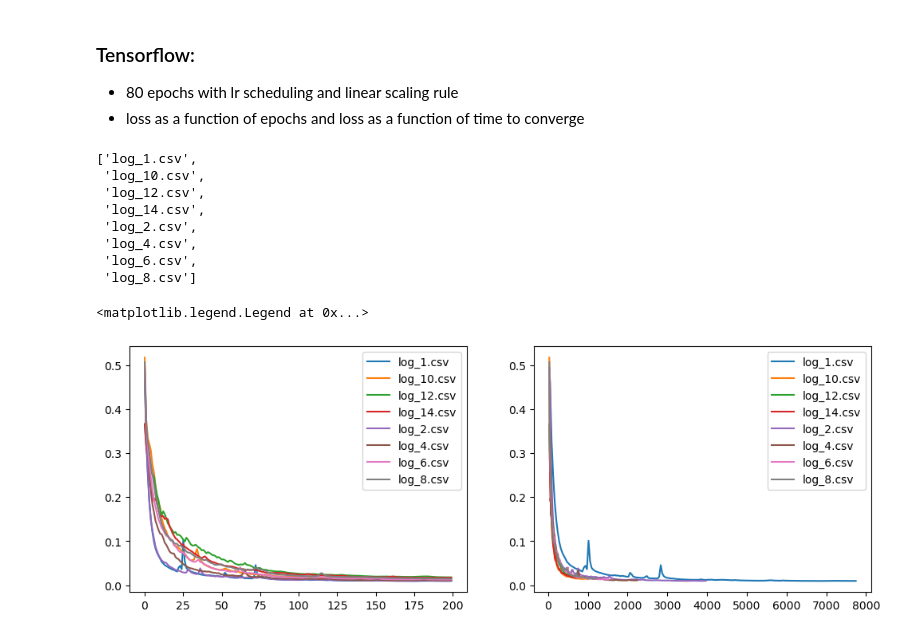
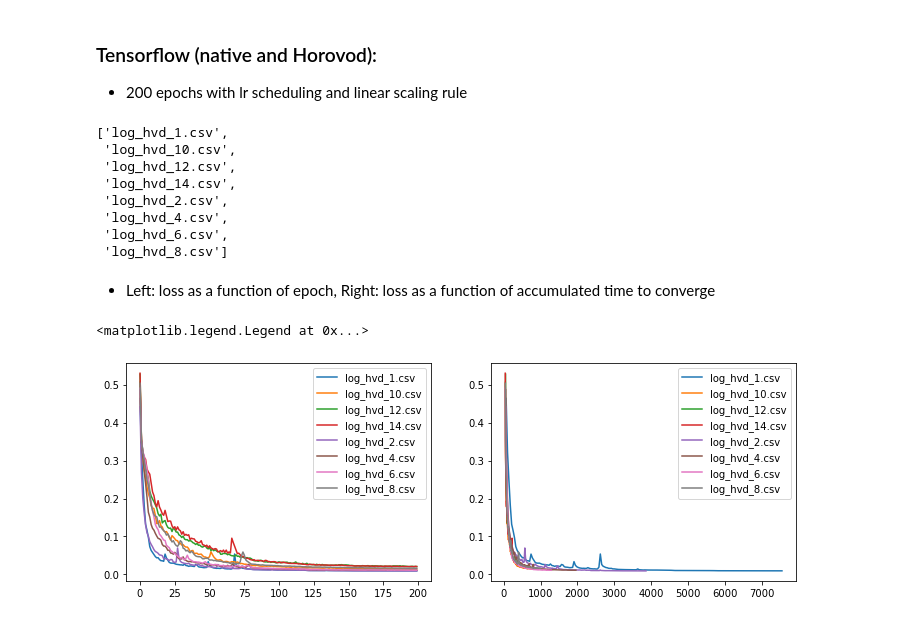
Before and after one commit to oekosheri/tensorflow_unet_scaling, a Jupyter notebook: notebooks/Loss_curves.ipynb, the cells around one changed output. Drawn from its saved outputs; the diff is of its cells as text; code cells hidden in the pictures.

```diff
--- a/notebooks/Loss_curves.ipynb
+++ b/notebooks/Loss_curves.ipynb
@@ -10,34 +6,36 @@ import matplotlib.pyplot as plt
 # %% [markdown]
-### Tensorflow:
-- 80 epochs with lr scheduling and linear scaling rule
-- loss as a function of epochs and loss as a function of time to converge
+### Tensorflow (native and Horovod):
+- 200 epochs with lr scheduling and linear scaling rule
 # %%
-path_1 ='../Tensorflow_native/Logs'
+path_1 ='../logs'
 # %%
 names = sorted(os.listdir(path_1))
-# names = [i for i in names if i[:8] == 'log_hvd_']
+names = [i for i in names if i[:8] == 'log_hvd_']
 names
 # %% [output]
-['log_1.csv',
- 'log_10.csv',
- 'log_12.csv',
- 'log_14.csv',
- 'log_2.csv',
- 'log_4.csv',
- 'log_6.csv',
- 'log_8.csv']
+['log_hvd_1.csv',
+ 'log_hvd_10.csv',
+ 'log_hvd_12.csv',
+ 'log_hvd_14.csv',
+ 'log_hvd_2.csv',
+ 'log_hvd_4.csv',
+ 'log_hvd_6.csv',
+ 'log_hvd_8.csv']
+# %% [markdown]
+- Left: loss as a function of epoch, Right: loss as a function of accumulated time to converge
 # %%
 fig, (ax1, ax2) = plt.subplots(1, 2, figsize=(12,4))
 for i,name in enumerate(names):
+
     path = path_1 +'/'+names[i]
-    Df = pd.read_csv(path, delimiter=',', header=0)
+    Df = pd.read_csv(path, delimiter=',', header=0, on_bad_lines='skip')
     ax1.plot(Df.loss, label=name)
     ax2.plot(Df.time_per_epoch.cumsum(), Df.loss, label=name)
 #     ax2.set_ylim([0,0.5])
 
 ax1.legend()
 ax2.legend()
 # %% [output]
 <matplotlib.legend.Legend at 0x...>
-[figure, old version]
+[figure, new version]
 # %% [markdown]
```
Also changed, not shown: parts of 7 cells of this notebook, 9 other files.
